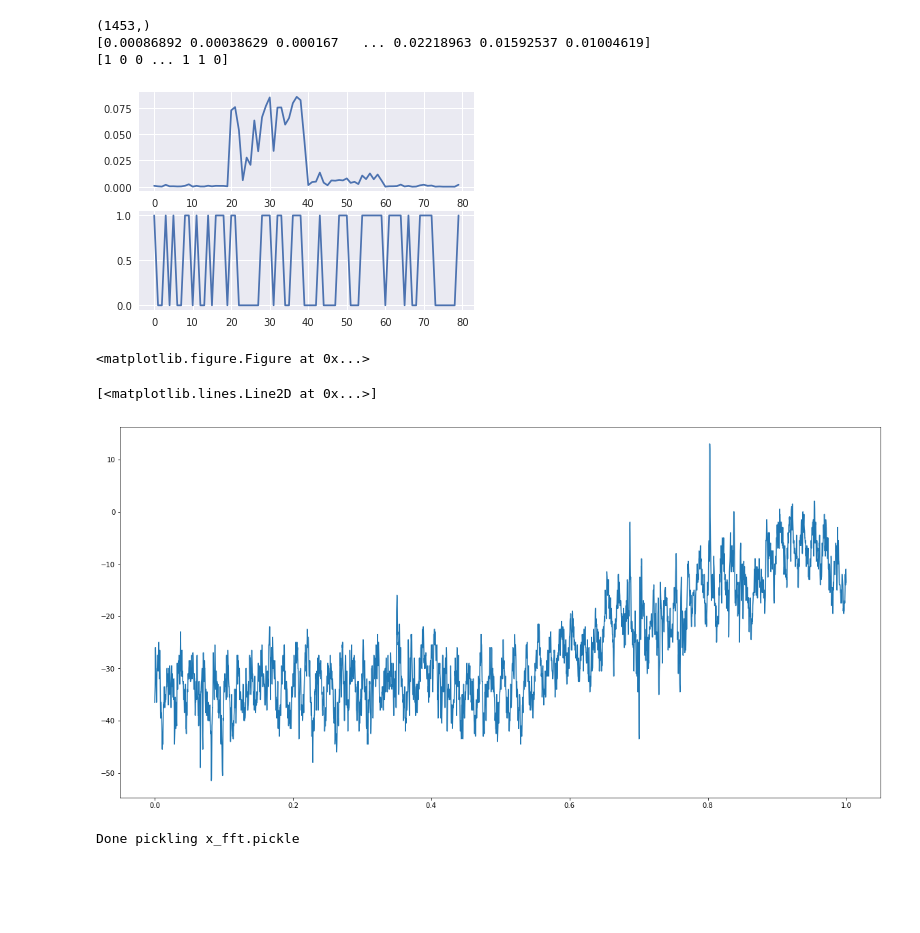
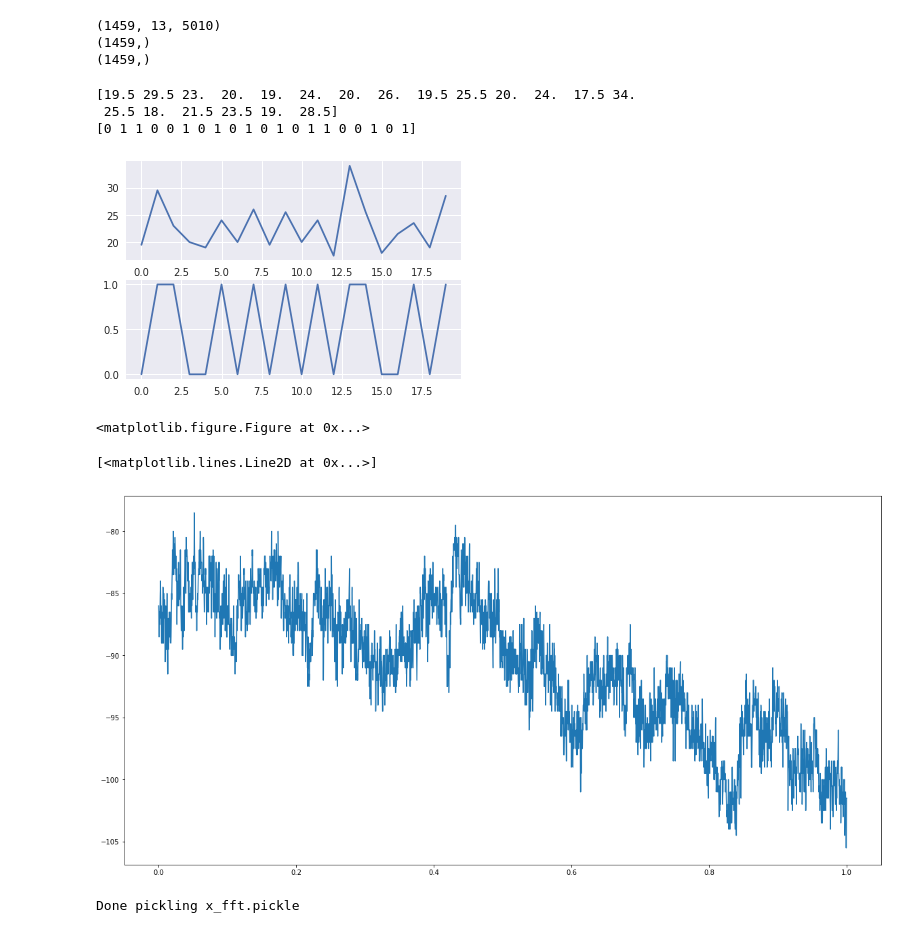
Before and after one commit to joel99/EEG_FFT_preprocess, a Jupyter notebook: fft_preprocess_final.ipynb, the cells around one changed output. Saved outputs shown, nothing was run; the diff lists cells and outputs as text; code cells hidden in the pictures; blank space fills up the shorter version.

```diff
--- a/fft_preprocess_final.ipynb
+++ b/fft_preprocess_final.ipynb
@@ -7,10 +7,10 @@ import seaborn as sns
 from sklearn.model_selection import train_test_split, cross_val_score
 import matplotlib.pyplot as plt
 # %%
-# Expected shape is 1175 Trials x 13 channels x 15000 samples (@ 5000Hz) - value is potential
-raw_source_dir = "median_labelled/"
+# Expected shape is 1175 Trials x 13 channels x 5000 samples (@ 5000Hz) - value is potential
+raw_source_dir = "custom_preprocess/"
 
-files = ['x', 'y_median_per_recording'] # Also consider y.pickle (unlabeled)
+files = ['x_new', 'y_new', 'median_new'] # Also consider y.pickle (unlabeled)
 file_data = []
 for i, fn in enumerate(files):
     with open(os.path.join(raw_source_dir, '{}.pickle'.format(fn)), 'rb') as f:
@@ -18,21 +18,26 @@ for i, fn in enumerate(files):
 
 x = file_data[0]
 y = file_data[1]
+y_med = file_data[2]
+print(x.shape)
+print(y.shape)
+print(y_med.shape)
+# %% [output]
+(1459, 13, 5010)
+(1459,)
+(1459,)
 # %%
-with open(os.path.join(raw_source_dir, 'y.pickle'), 'rb') as f:
-    y_norm = np.array(pickle.load(f))
-print(y_norm.shape)
-print(y_norm)
 fig, ax = plt.subplots(2,1)
 plt.figure(figsize=(30,10))
-ax[0].plot(y_norm[:80])
-ax[1].plot(y[:80])
-print(y)
+ax[0].plot(y[:20])
+ax[1].plot(y_med[:20])
+print(y[:20])
+print(y_med[:20])
 # %% [output]
-(1453,)
-[0.00086892 0.00038629 0.000167   ... 0.02218963 0.01592537 0.01004619]
-[1 0 0 ... 1 1 0]
+[19.5 29.5 23.  20.  19.  24.  20.  26.  19.5 25.5 20.  24.  17.5 34.
+ 25.5 18.  21.5 23.5 19.  28.5]
+[0 1 1 0 0 1 0 1 0 1 0 1 0 1 1 0 0 1 0 1]
-[figure, old version]
+[figure, new version]
 <matplotlib.figure.Figure at 0x...>
 # %%
 seed = 1
@@ -98,12 +103,12 @@ def create_angles_spec(eeg_signal, save=False, save_name='x_angles.pickle', fs=5
         print("Done pickling {}".format(save_name))
     return fft_over_time
 # %%
-t = np.linspace(0, 1, x[0,0].shape[0]) # length
+t = np.linspace(0, 1, x[0,0].shape[0])
 plt.figure(figsize=(20,10))
-plt.plot(t, x[0,0])
+plt.plot(t, x[25,0])
 # %% [output]
 [<matplotlib.lines.Line2D at 0x...>]
-[figure, old version]
+[figure, new version]
 # %%
 win_length = 4000
 resolution = 5000/win_length
```
Also changed, not shown: parts of 12 cells of this notebook.
